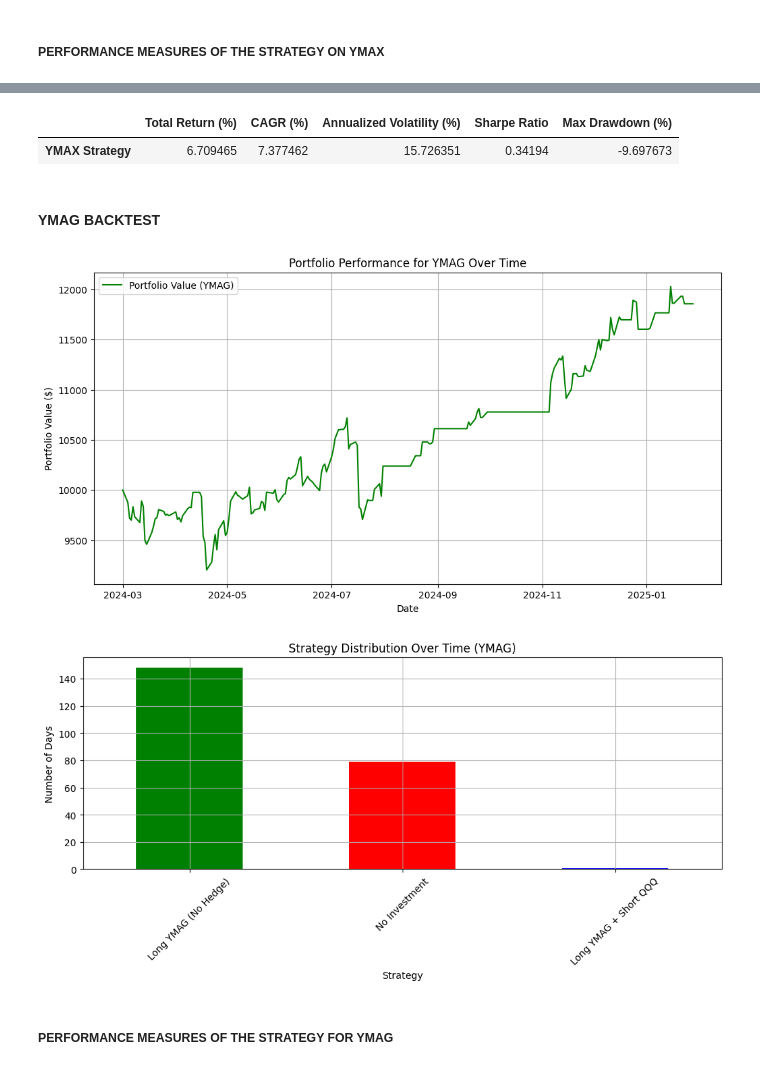
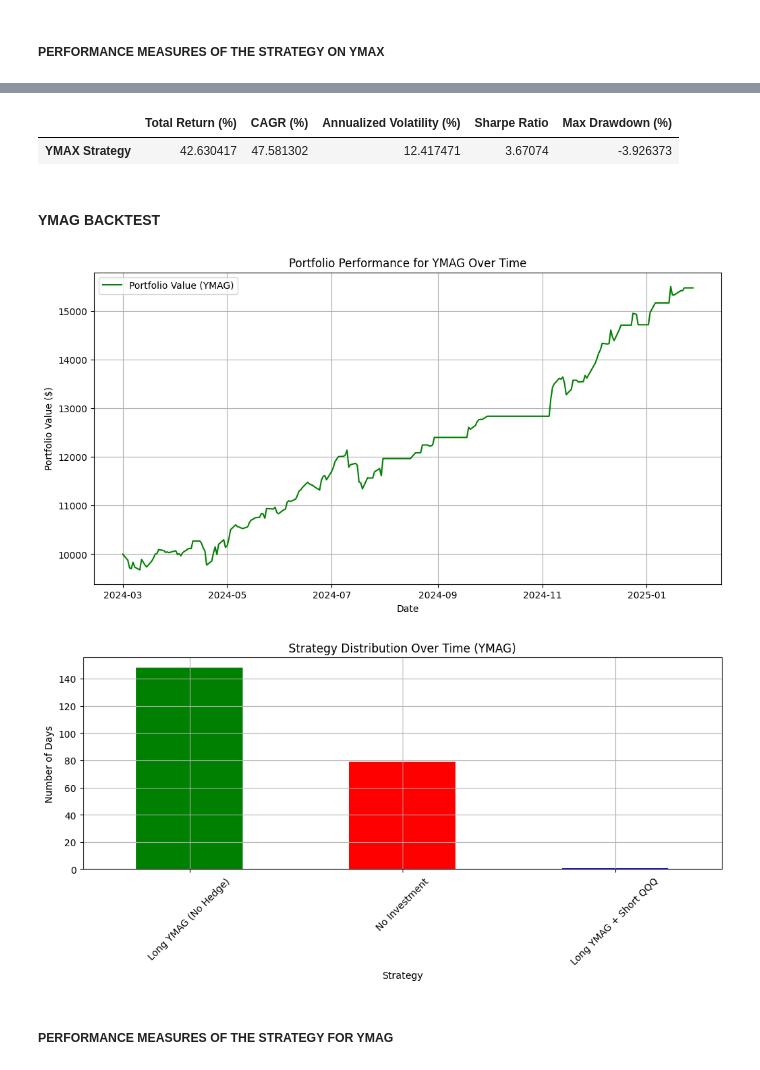
Before and after one commit to BensonMunene/Ratios-Strategy-App, a Jupyter notebook: Codes/Backtesting Code.ipynb, the cells around one changed output, grey strips where cells are left out. Drawn from its saved outputs; the diff is of its cells as text; code cells hidden in the pictures.

```diff
--- a/Codes/Backtesting Code.ipynb
+++ b/Codes/Backtesting Code.ipynb
@@ -484,9 +507,10 @@ plt.show()
 # %%
 # Display the performance metrics for YMAX
+performance_df_ymax = performance_df
 performance_df_ymax
 # %% [output]
 |  | Total Return (%) | CAGR (%) | Annualized Volatility (%) | Sharpe Ratio | Max Drawdown (%) |
-| YMAX Strategy | 6.709465 | 7.377462 | 15.726351 | 0.34194 | -9.697673 |
+| YMAX Strategy | 42.630417 | 47.581302 | 12.417471 | 3.67074 | -3.926373 |
 # %% [markdown]
 #### YMAG BACKTEST
 # %%
@@ -511,7 +535,9 @@ ymag_df["Strategy"] = ymag_df.apply(determine_strategy_ymag, axis=1)
 
 # Initialize tracking columns
 ymag_df["Portfolio_Value"] = initial_investment
-ymag_df["QQQ_Short_Loss"] = 0
+
+# Initialize a column to track QQQ shorted shares
+ymag_df["QQQ_Shares_Short"] = 0
 
 # Iterate over rows to simulate performance
 for i in range(1, len(ymag_df)):
@@ -519,46 +545,66 @@ for i in range(1, len(ymag_df)):
     strategy = ymag_df.loc[i, "Strategy"]
 
     if strategy == "Long YMAG (No Hedge)":
-        ymag_return = (ymag_df.loc[i, "YMAG"] / ymag_df.loc[i-1, "YMAG"]) - 1
-        div_ymag = ymag_df.loc[i, "YMAG Dividends"]
+        # Calculate the number of shares held
+        shares_held = prev_value / ymag_df.loc[i-1, "YMAG"]
 
-        # Account for dividends
-        ymag_df.loc[i, "Portfolio_Value"] = prev_value * (1 + ymag_return) + div_ymag
+        # Get today's price and dividends per share
+        today_price = ymag_df.loc[i, "YMAG"]
+        today_dividend = ymag_df.loc[i, "YMAG Dividends"]
+
+        # Compute new portfolio value
+        ymag_df.loc[i, "Portfolio_Value"] = shares_held * (today_price + today_dividend)
 
     elif strategy == "Long YMAG + Short QQQ":
-        ymag_return = (ymag_df.loc[i, "YMAG"] / ymag_df.loc[i-1, "YMAG"]) - 1
-        qqq_return = (ymag_df.loc[i, "QQQ"] / ymag_df.loc[i-1, "QQQ"]) - 1
+        # Calculate the number of YMAG shares held
+        shares_held = prev_value / ymag_df.loc[i-1, "YMAG"]
 
-        hedge_loss = -qqq_return  # Short side
-        div_ymag = ymag_df.loc[i, "YMAG Dividends"]
+        # Get today's price and dividends per share
+        today_price = ymag_df.loc[i, "YMAG"]
+        today_dividend = ymag_df.loc[i, "YMAG Dividends"]
 
-        ymag_df.loc[i, "QQQ_Short_Loss"] = prev_value * hedge_loss
-        ymag_df.loc[i, "Portfolio_Value"] = prev_value * (1 + ymag_return) - ymag_df.loc[i, "QQQ_Short_Loss"] + div_ymag
+        # Handle QQQ Hedge
+        if ymag_df.loc[i-1, "Strategy"] != "Long YMAG + Short QQQ":
+            # First time hedge is applied → Short QQQ
+            ymag_df.loc[i, "QQQ_Shares_Short"] = prev_value / ymag_df.loc[i-1, "QQQ"]
+        else:
+            # Continue holding the short position
+            ymag_df.loc[i, "QQQ_Shares_Short"] = ymag_df.loc[i-1, "QQQ_Shares_Short"]
+
+        # Compute hedge loss
+        hedge_loss = ymag_df.loc[i, "QQQ_Shares_Short"] * (ymag_df.loc[i, "QQQ"] - ymag_df.loc[i-1, "QQQ"])
+
+        # Store hedge loss
+        ymag_df.loc[i, "QQQ_Short_Loss"] = hedge_loss
+
+        # Compute new portfolio value
+        ymag_df.loc[i, "Portfolio_Value"] = (shares_held * (today_price + today_dividend)) - hedge_loss
 
     elif strategy == "No Investment":
         ymag_df.loc[i, "Portfolio_Value"] = prev_value  # Stay in cash
+
 
 # Plot Portfolio Performance for YMAG
 plt.figure(figsize=(12, 6))
 plt.plot(ymag_df["Date"], ymag_df["Portfolio_Value"], label="Portfolio Value (YMAG)", color="green")
 plt.xlabel("Date")
 plt.ylabel("Portfolio Value ($)")
 plt.title("Portfolio Performance for YMAG Over Time")
 plt.legend()
 plt.grid()
 plt.show()
 
 # Plot Strategy Usage Over Time for YMAG
 plt.figure(figsize=(12, 4))
 ymag_df["Strategy"].value_counts().plot(kind="bar", color=["green", "red", "blue"])
 plt.xlabel("Strategy")
 plt.ylabel("Number of Days")
 plt.title("Strategy Distribution Over Time (YMAG)")
 plt.xticks(rotation=45)
 plt.grid()
 plt.show()
 # %% [output]
-[figure, old version]
+[figure, new version]
 [figure]
 # %% [markdown]
 ##### PERFORMANCE MEASURES OF THE STRATEGY FOR YMAG
```
Also changed, not shown: parts of 6 cells of this notebook, 2 other files.
